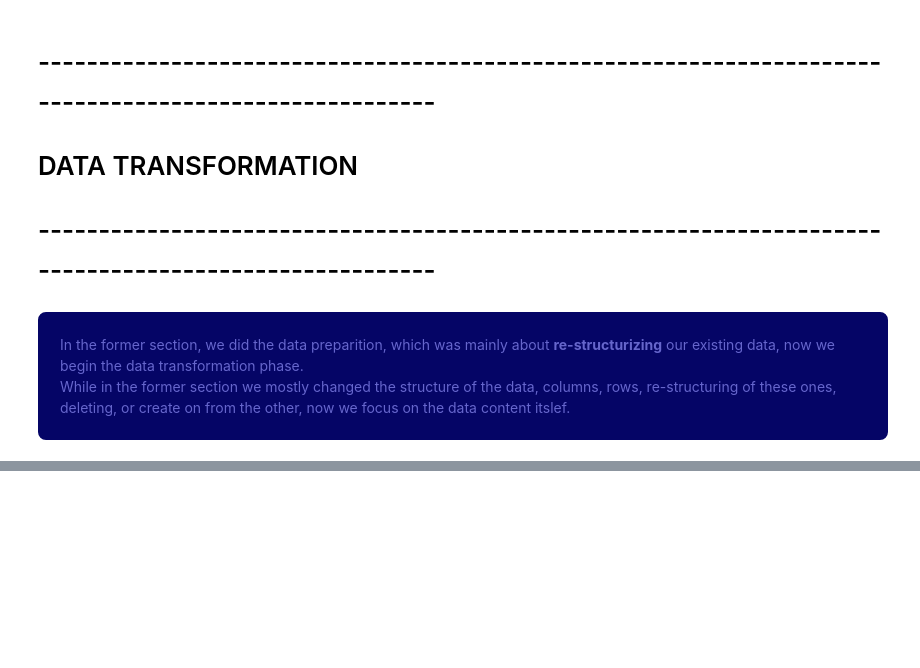
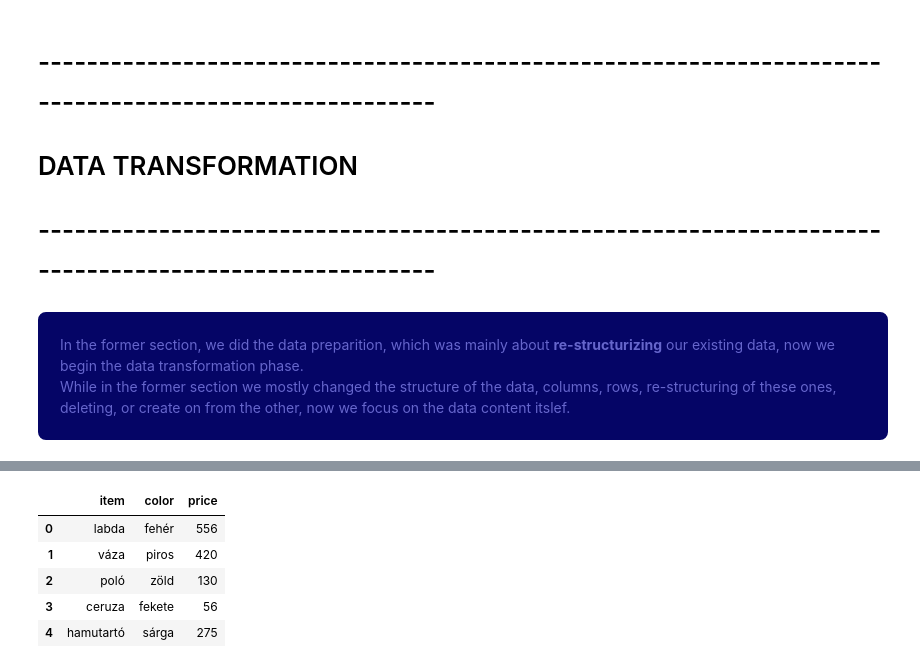
Before and after one commit to steingartpeter/ANACONDA, a Jupyter notebook: MYSQL_PANDAS_MERGE.ipynb, the cells around one changed output, grey strips where cells are left out. Drawn from its saved outputs; the diff is of its cells as text; code cells hidden in the pictures; blank space fills up the shorter version.

```diff
--- a/MYSQL_PANDAS_MERGE.ipynb
+++ b/MYSQL_PANDAS_MERGE.ipynb
@@ -182,0 +344,12 @@ While in the former section we mostly changed the structure of the data, columns
+# %%
+#1 step: define the replacer dictionary:
+newcolors = {'rosso':'piros','verde':'zöld'}
+#2 step make the replace:
+frm.replace(newcolors)
+# %% [output]
+|  | item | color | price |
+| 0 | labda | fehér | 556 |
+| 1 | váza | piros | 420 |
+| 2 | poló | zöld | 130 |
+| 3 | ceruza | fekete | 56 |
+| 4 | hamutartó | sárga | 275 |
```
Also changed, not shown: parts of 29 cells of this notebook.
